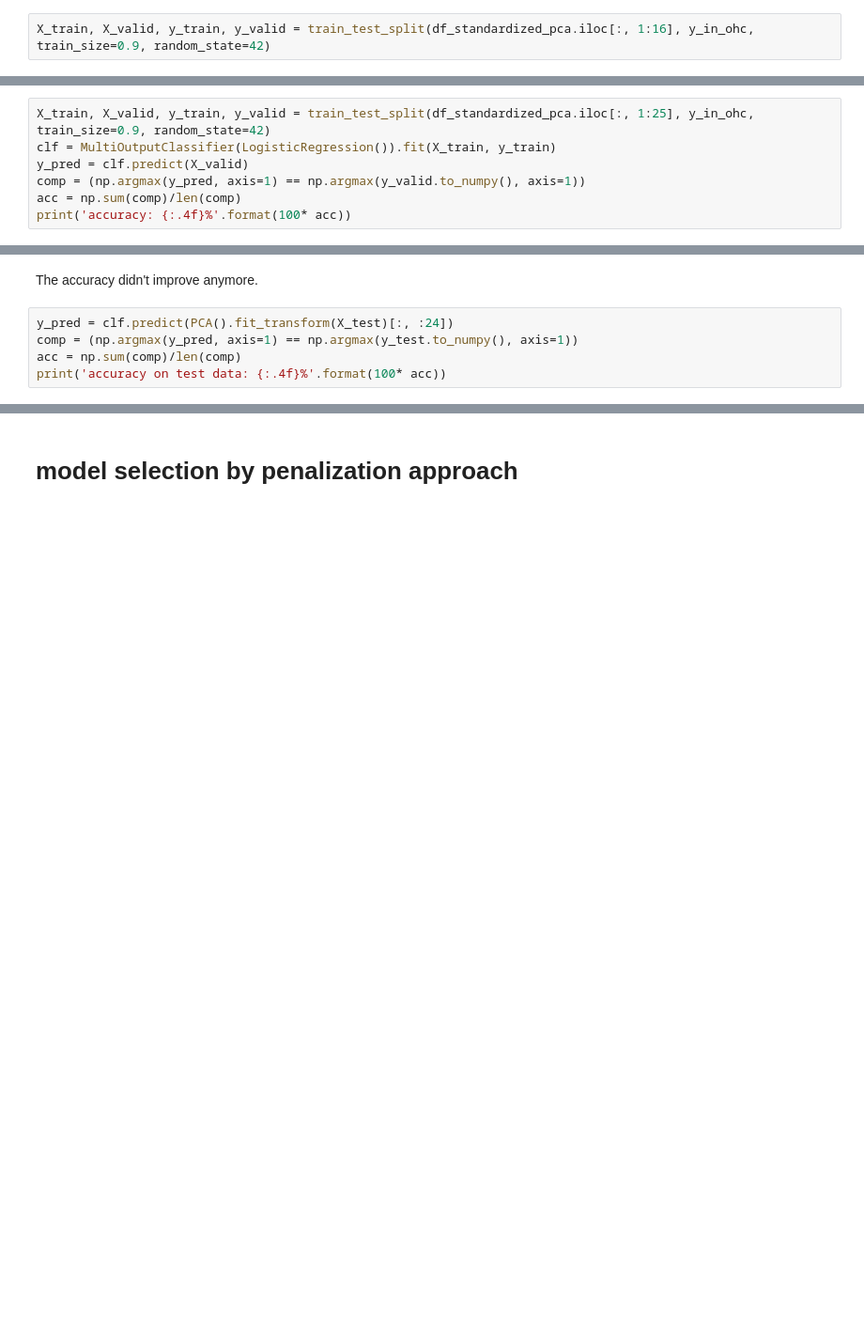
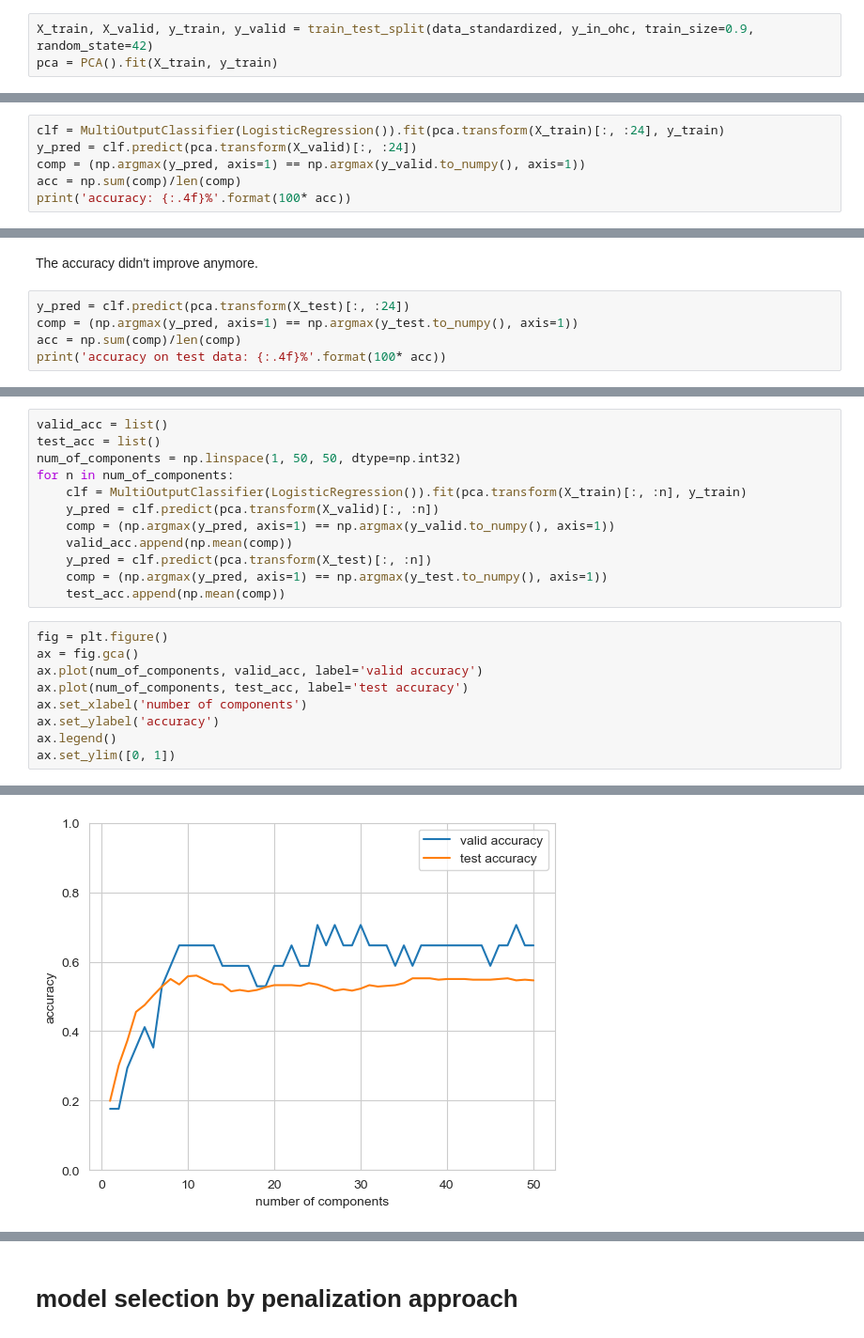
Before and after one commit to hereistheusername/Urban-Land-Cover-Data-Analysis, a Jupyter notebook: urban land cover analysis.ipynb, the cells around one changed output, grey strips where cells are left out. Shown at 94% size. Drawn from its saved outputs; the diff is of its cells as text; blank space fills up the shorter version.

```diff
--- a/urban land cover analysis.ipynb
+++ b/urban land cover analysis.ipynb
@@ -213,7 +214,8 @@ Take first 15 components, which covers around 90% of the variance, to build a mu
 # %% [markdown]
 make PCA dataset
 # %%
-X_train, X_valid, y_train, y_valid = train_test_split(df_standardized_pca.iloc[:, 1:16], y_in_ohc, train_size=0.9, random_state=42)
+X_train, X_valid, y_train, y_valid = train_test_split(data_standardized, y_in_ohc, train_size=0.9, random_state=42)
+pca = PCA().fit(X_train, y_train)
 # %%
 print(X_train.shape, X_valid.shape)
 # %% [output]
@@ -247,9 +258,8 @@ taking 90% of the variance gives the result 64.71% accuracy
 
 Try taking 95% of the variance, which means first 24 component
 # %%
-X_train, X_valid, y_train, y_valid = train_test_split(df_standardized_pca.iloc[:, 1:25], y_in_ohc, train_size=0.9, random_state=42)
-clf = MultiOutputClassifier(LogisticRegression()).fit(X_train, y_train)
-y_pred = clf.predict(X_valid)
+clf = MultiOutputClassifier(LogisticRegression()).fit(pca.transform(X_train)[:, :24], y_train)
+y_pred = clf.predict(pca.transform(X_valid)[:, :24])
 comp = (np.argmax(y_pred, axis=1) == np.argmax(y_valid.to_numpy(), axis=1))
 acc = np.sum(comp)/len(comp)
 print('accuracy: {:.4f}%'.format(100* acc))
@@ -258,7 +268,7 @@ accuracy: 64.7059%
 # %% [markdown]
 The accuracy didn't improve anymore.
 # %%
-y_pred = clf.predict(PCA().fit_transform(X_test)[:, :24])
+y_pred = clf.predict(pca.transform(X_test)[:, :24])
 comp = (np.argmax(y_pred, axis=1) == np.argmax(y_test.to_numpy(), axis=1))
 acc = np.sum(comp)/len(comp)
 print('accuracy on test data: {:.4f}%'.format(100* acc))
@@ -266,0 +277,22 @@ accuracy on test data: 24.2604%
+# %%
+valid_acc = list()
+test_acc = list()
+num_of_components = np.linspace(1, 50, 50, dtype=np.int32)
+for n in num_of_components:
+    clf = MultiOutputClassifier(LogisticRegression()).fit(pca.transform(X_train)[:, :n], y_train)
+    y_pred = clf.predict(pca.transform(X_valid)[:, :n])
+    comp = (np.argmax(y_pred, axis=1) == np.argmax(y_valid.to_numpy(), axis=1))
+    valid_acc.append(np.mean(comp))
+    y_pred = clf.predict(pca.transform(X_test)[:, :n])
+    comp = (np.argmax(y_pred, axis=1) == np.argmax(y_test.to_numpy(), axis=1))
+    test_acc.append(np.mean(comp))
+# %%
+fig = plt.figure()
+ax = fig.gca()
+ax.plot(num_of_components, valid_acc, label='valid accuracy')
+ax.plot(num_of_components, test_acc, label='test accuracy')
+ax.set_xlabel('number of components')
+ax.set_ylabel('accuracy')
+ax.legend()
+ax.set_ylim([0, 1])
+# %% [output]
@@ -266,0 +300 @@ accuracy on test data: 24.2604%
+[figure, added]
```
Also changed, not shown: parts of 27 cells of this notebook.
